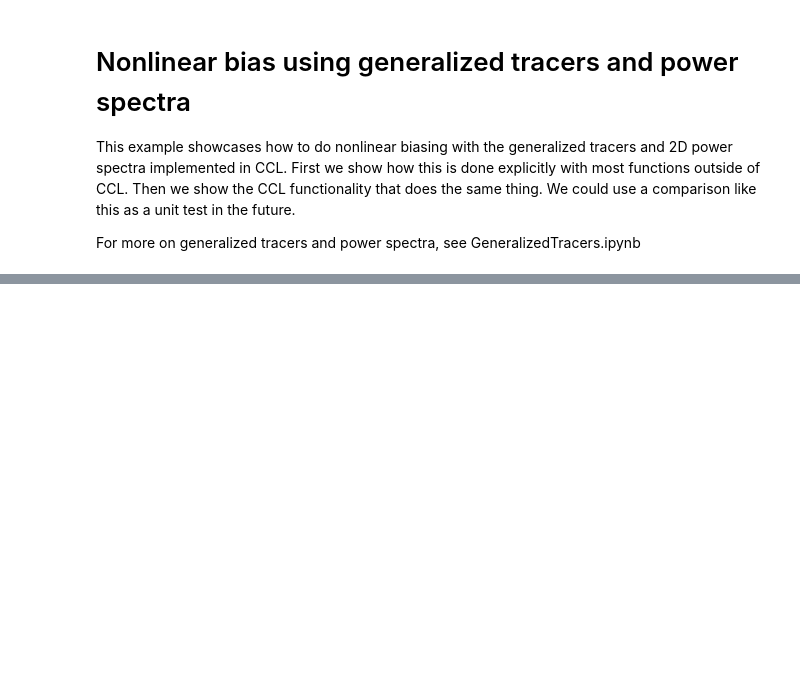
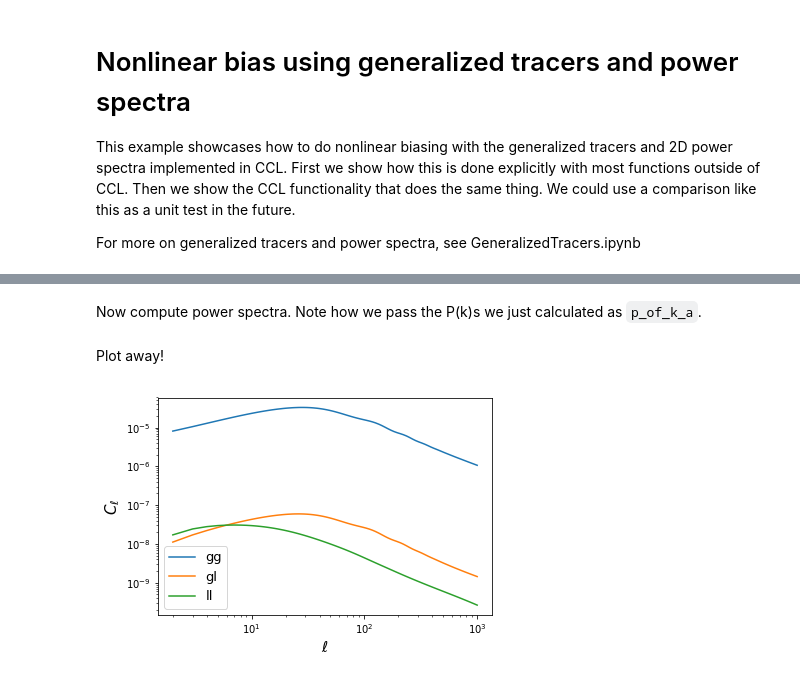
Before and after one commit to LSSTDESC/CCLX, a Jupyter notebook: NonlinearBiasFASTPT_detailed.ipynb, the cells around one changed output, grey strips where cells are left out. Cells and saved outputs as stored; diff of their text form; code cells hidden in the pictures; blank space fills up the shorter version.

```diff
--- a/NonlinearBiasFASTPT_detailed.ipynb
+++ b/NonlinearBiasFASTPT_detailed.ipynb
@@ -276,0 +104,30 @@ plt.show()
+# %%
+z = np.linspace(0, 1.5, 1024)
+nz = np.exp(-((z-0.7)/0.1)**2)
+
+# We give this one a bias of 1, since we've taken care of galaxy bias at the P(k) level.
+t_g = ccl.NumberCountsTracer(cosmo, False, dndz=(z, nz), bias=(z, np.ones_like(z)))
+
+# Lensing
+t_l = ccl.WeakLensingTracer(cosmo, dndz=(z, nz))
+# %% [markdown]
+Now compute power spectra. Note how we pass the P(k)s we just calculated as `p_of_k_a`.
+# %%
+ell = np.unique(np.geomspace(2,1000,100).astype(int)).astype(float)
+cls={}
+cls['gg'] = ccl.angular_cl(cosmo, t_g, t_g, ell, p_of_k_a=pk_gg)
+cls['gl'] = ccl.angular_cl(cosmo, t_g, t_l, ell, p_of_k_a=pk_gm)
+cls['ll'] = ccl.angular_cl(cosmo, t_l, t_l, ell, p_of_k_a=pk_mm)
+# %% [markdown]
+Plot away!
+# %%
+plt.figure()
+for cn, c in cls.items():
+    plt.plot(ell, c, label=cn)
+plt.loglog()
+plt.legend(loc='lower left', ncol=1, fontsize=13)
+plt.xlabel(r'$\ell$', fontsize=15)
+plt.ylabel(r'$C_\ell$', fontsize=15)
+plt.show()
+# %% [output]
+[figure, added]
```
Also changed, not shown: parts of 40 cells of this notebook.
